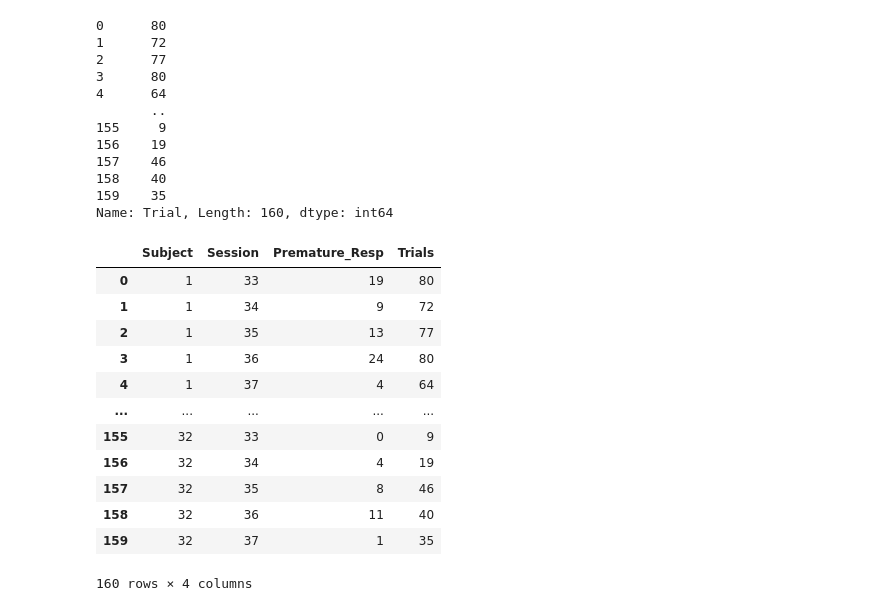
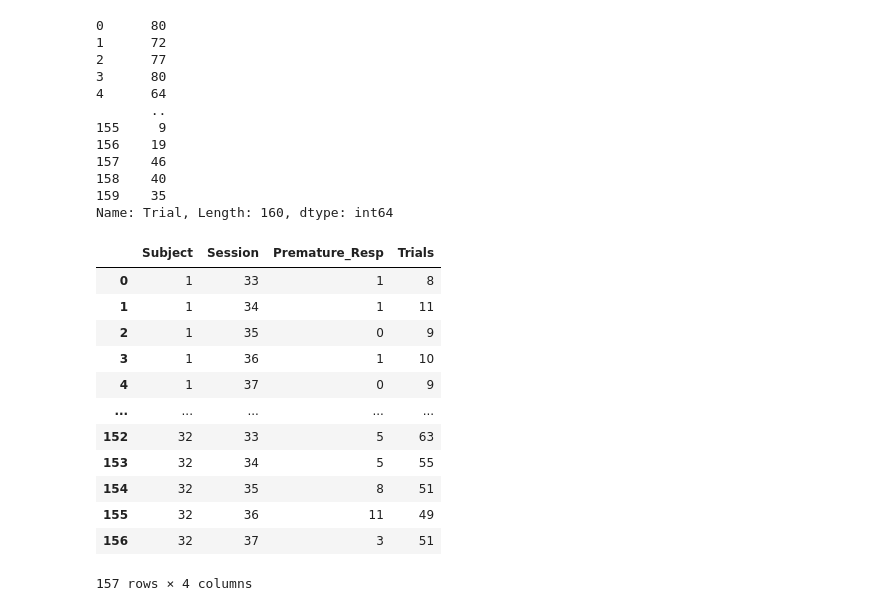
Before and after one commit to deckyblue/sparklyRGT, a Jupyter notebook: sparklyRGT_tutorial/sparklyRGT_template_4.ipynb, the cells around one changed output. Cells and saved outputs as stored; diff of their text form; code cells hidden in the pictures.

```diff
--- a/sparklyRGT_tutorial/sparklyRGT_template_4.ipynb
+++ b/sparklyRGT_tutorial/sparklyRGT_template_4.ipynb
@@ -198,21 +189,21 @@ Name: Trial, Length: 160, dtype: int64
 # %%
 prem_resp_cued = df_cued.groupby(['Subject', 'Session'],as_index=False)['Premature_Resp'].sum()
 prem_resp_uncued = df_uncued.groupby(['Subject', 'Session'],as_index=False)['Premature_Resp'].sum()
 prem_resp_cued['Trials'] = df_cued.groupby(['Subject','Session'],as_index=False)['Trial'].count()['Trial']
 prem_resp_uncued['Trials'] = df_uncued.groupby(['Subject','Session'],as_index=False)['Trial'].count()['Trial']
 # prem_resp_cued['prem_percent'] = prem_resp_cued['Premature_Resp']/(prem_resp_cued['Trials'] + prem_resp_uncued['Trials']) * 100
-prem_resp_cued
+prem_resp_uncued
 # %% [output]
 |  | Subject | Session | Premature_Resp | Trials |
-| 0 | 1 | 33 | 19 | 80 |
-| 1 | 1 | 34 | 9 | 72 |
-| 2 | 1 | 35 | 13 | 77 |
-| 3 | 1 | 36 | 24 | 80 |
-| 4 | 1 | 37 | 4 | 64 |
+| 0 | 1 | 33 | 1 | 8 |
+| 1 | 1 | 34 | 1 | 11 |
+| 2 | 1 | 35 | 0 | 9 |
+| 3 | 1 | 36 | 1 | 10 |
+| 4 | 1 | 37 | 0 | 9 |
 | ... | ... | ... | ... | ... |
-| 155 | 32 | 33 | 0 | 9 |
-| 156 | 32 | 34 | 4 | 19 |
-| 157 | 32 | 35 | 8 | 46 |
-| 158 | 32 | 36 | 11 | 40 |
-| 159 | 32 | 37 | 1 | 35 |
+| 152 | 32 | 33 | 5 | 63 |
+| 153 | 32 | 34 | 5 | 55 |
+| 154 | 32 | 35 | 8 | 51 |
+| 155 | 32 | 36 | 11 | 49 |
+| 156 | 32 | 37 | 3 | 51 |
-160 rows × 4 columns
+157 rows × 4 columns
```
Also changed, not shown: parts of 12 cells of this notebook, 1 other file.
